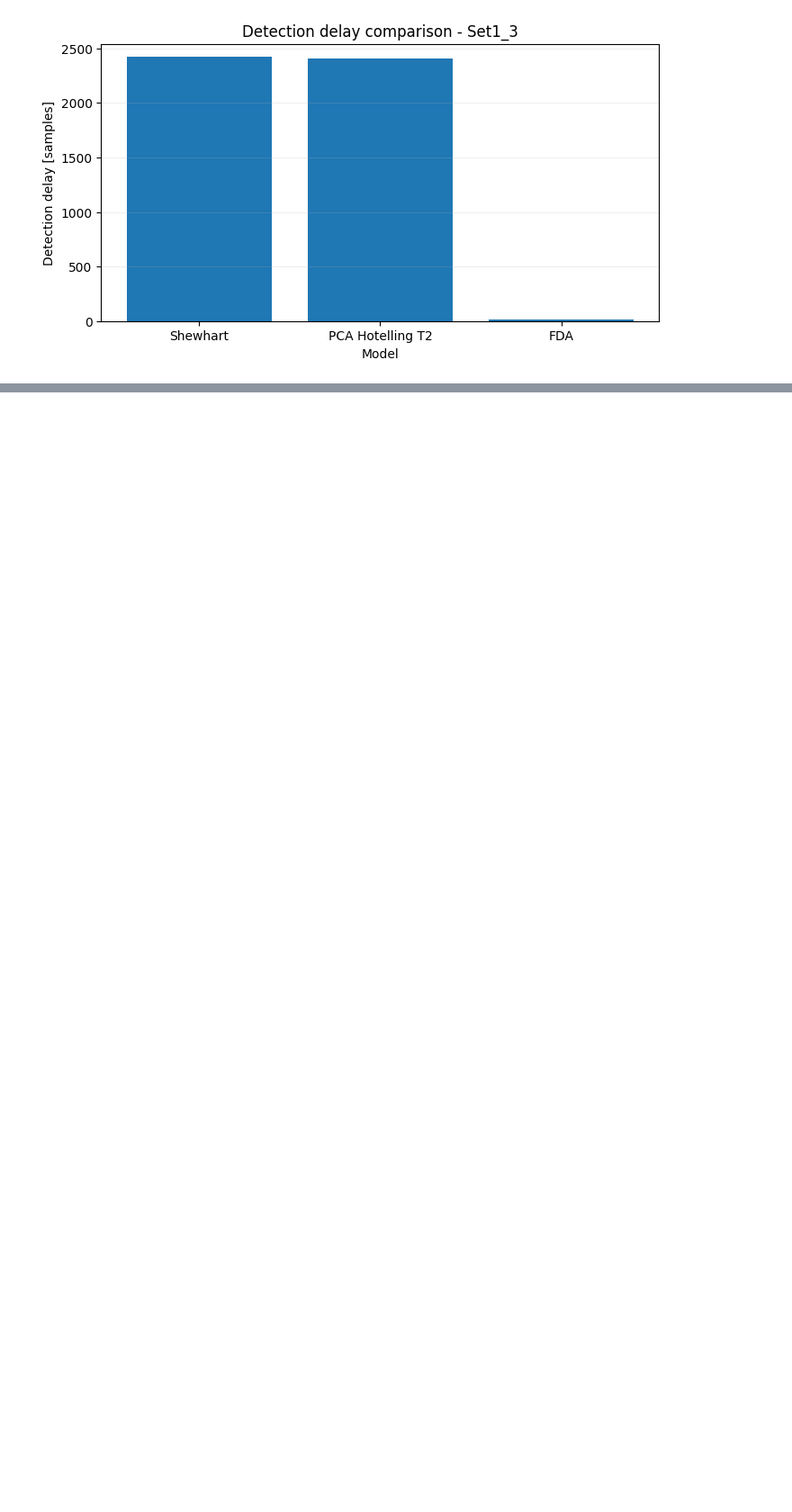
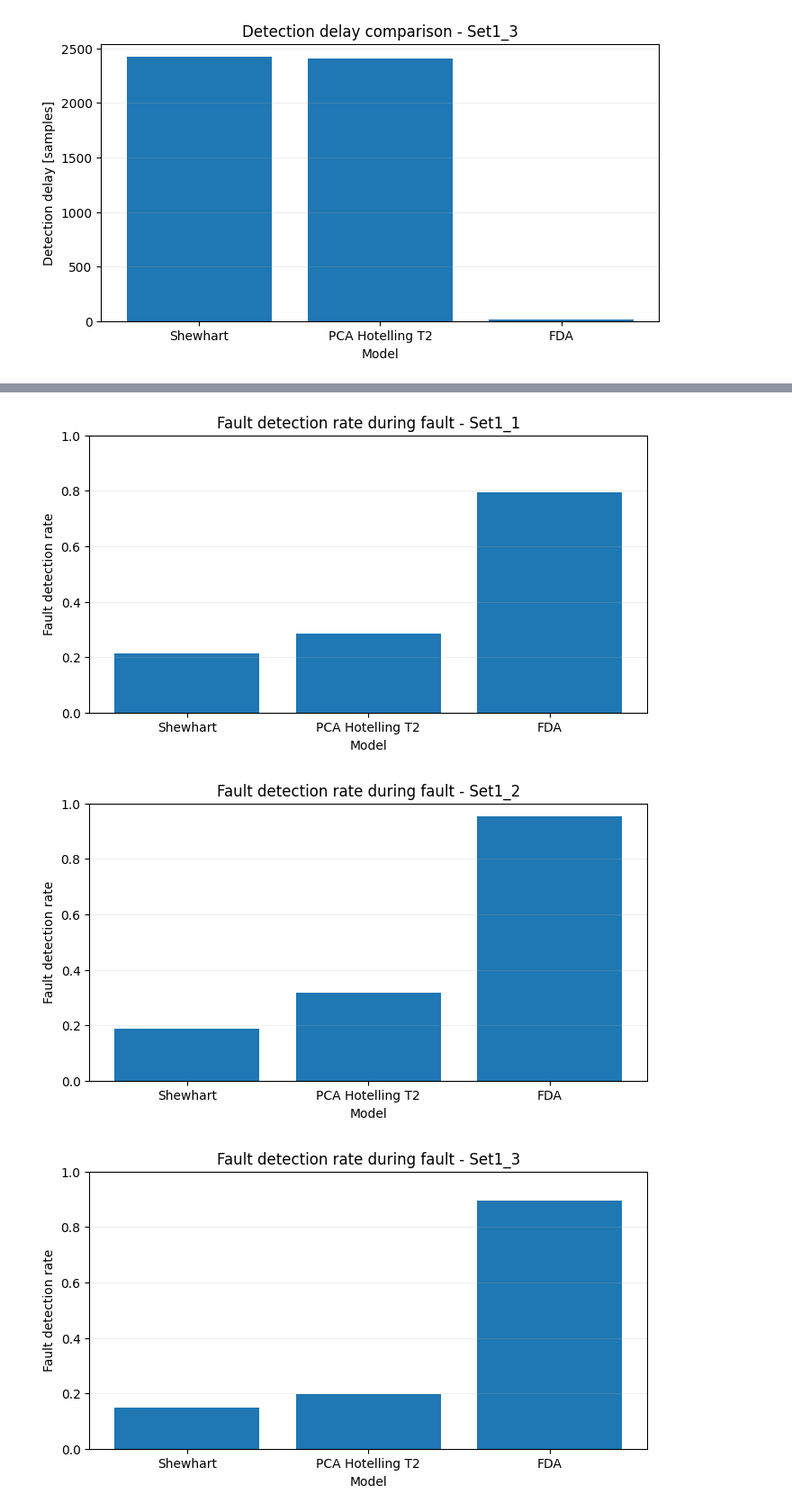
Before and after one commit to PeterAndersen-sdu/Fault-detection-project, a Jupyter notebook: fdd/Comparison.ipynb, the cells around one changed output, grey strips where cells are left out. Shown at 90% size. Drawn from its saved outputs; the diff is of its cells as text; code cells hidden in the pictures; blank space fills up the shorter version.

```diff
--- a/fdd/Comparison.ipynb
+++ b/fdd/Comparison.ipynb
@@ -138,11 +176,11 @@ def fit_shewhart_models(datasets, fault_info, sensors, k=3):
 
 def shewhart_predict(test_series, lcl, ucl):
     test_series = pd.Series(test_series).interpolate().ffill().bfill()
-    return (test_series < lcl) | (test_series > ucl)
+    return (test_series < lcl) | (test_series > ucl) # Returnerer en boolean Series, hvor True indikerer at værdien er uden for kontrolgrænserne
 
 
 def shewhart_multisensor_alarm(dataset, models, sensors, vote_threshold=2):
-    alarm_df = pd.DataFrame(index=dataset.sensors.index)
+    alarm_df = pd.DataFrame(index=dataset.sensors.index) # DataFrame til at gemme alarmstatus for hver sensor over tid
 
     for sensor in sensors:
         alarm_df[sensor] = shewhart_predict(
@@ -160,6 +198,6 @@ shewhart_models = fit_shewhart_models(
     fault_info,
     shewhart_sensors,
     k=k_sigma,
-)
+) # Fit Shewhart-modeller for hver sensor baseret på træningsdata, hvor k_sigma bestemmer bredden af kontrolgrænserne
 # %% [markdown]
 ## PCA
@@ -406,0 +521,16 @@ for dataset_name in plot_df["Dataset"].unique():
+# %%
+for dataset_name in comparison_df["Dataset"].unique():
+    subset = comparison_df[comparison_df["Dataset"] == dataset_name]
+
+    plt.figure(figsize=(8, 4))
+    plt.bar(subset["Model"], subset["fault_detection_rate"])
+    plt.title(f"Fault detection rate during fault - {dataset_name}")
+    plt.xlabel("Model")
+    plt.ylabel("Fault detection rate")
+    plt.ylim(0, 1)
+    plt.grid(True, axis="y", alpha=0.2)
+    plt.show()
+# %% [output]
+[figure, added]
+[figure, added]
+[figure, added]
```
Also changed, not shown: parts of 19 cells of this notebook, 3 other files.
